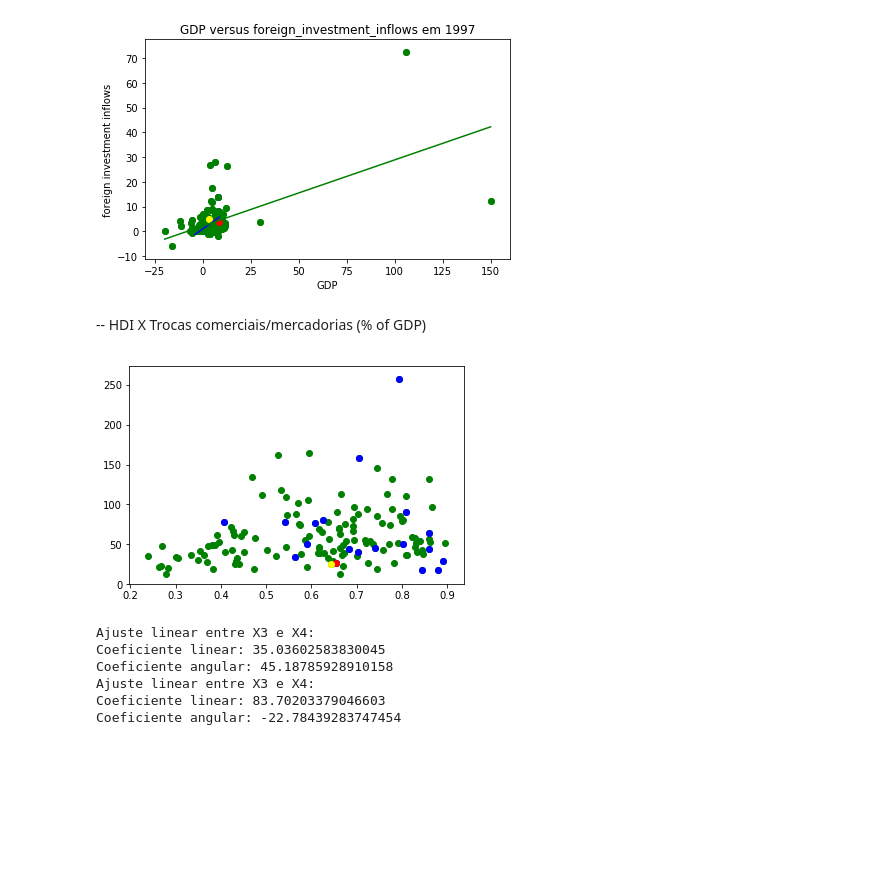
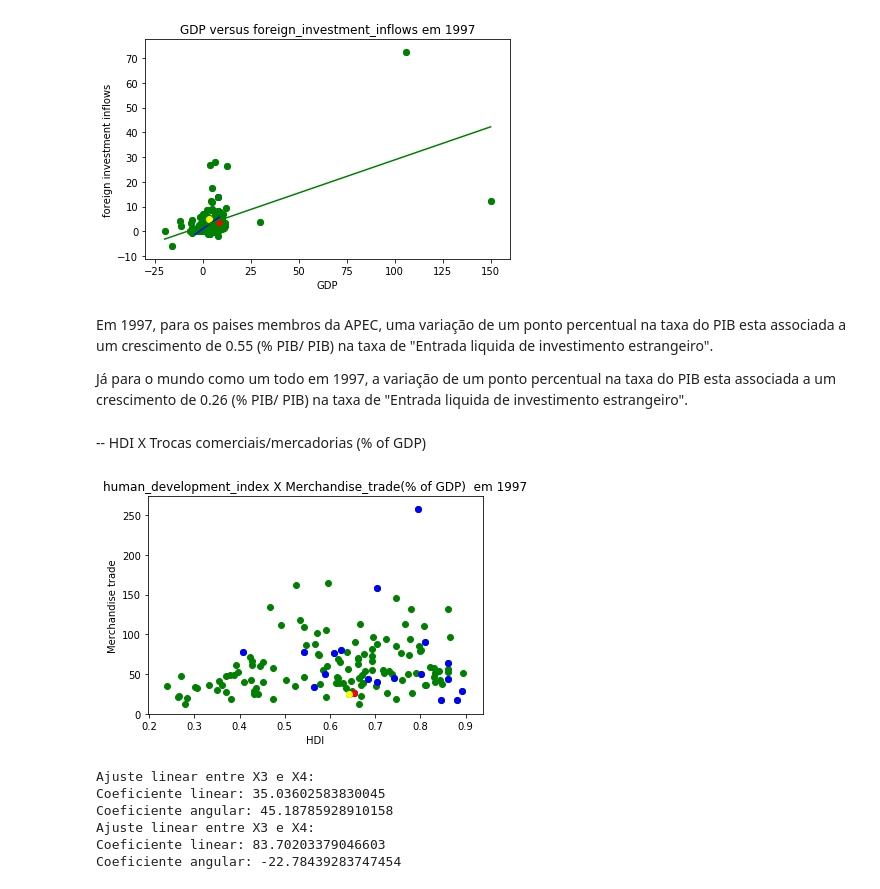
Before and after one commit to giovannacampedelli/Projeto-1-, a Jupyter notebook: Projeto 1 - Versão 3 Giovanna Campedelli.ipynb, the cells around one changed output. Cells and saved outputs as stored; diff of their text form; code cells hidden in the pictures; blank space fills up the shorter version.

```diff
--- a/Projeto 1 - Versão 3 Giovanna Campedelli.ipynb
+++ b/Projeto 1 - Versão 3 Giovanna Campedelli.ipynb
@@ -240,6 +243,10 @@ Coeficiente linear: 2.1803149286409162
 Coeficiente angular: 0.2669236845332827
 <matplotlib.collections.PathCollection at 0x...>
 [figure]
+# %% [markdown]
+Em 1997, para os paises membros da APEC, uma variação de um ponto percentual na taxa do PIB esta associada a um crescimento de 0.55 (% PIB/ PIB) na taxa de "Entrada liquida de investimento estrangeiro".
+
+Já para o mundo como um todo em 1997, a variação de um ponto percentual na taxa do PIB esta associada a um crescimento de 0.26 (% PIB/ PIB) na taxa de "Entrada liquida de investimento estrangeiro".
 # %% [markdown]
 -- HDI X Trocas comerciais/mercadorias (% of GDP)
 # %%
@@ -251,11 +258,14 @@ data = hdi_1997.join(mt_1997, how="inner", lsuffix='_HDI', rsuffix='_MT')
 # %%
 plt.scatter(data.loc[:, '1997_HDI'], data.loc[:, '1997_MT'], color="green")
 plt.scatter(data.loc[membros, '1997_HDI'], data.loc[membros, '1997_MT'], color="b")
 plt.scatter(data.loc['Peru', '1997_HDI'], data.loc['Peru', '1997_MT'], color="r")
 plt.scatter(data.loc['Colombia', '1997_HDI'], data.loc['Colombia', '1997_MT'], color="yellow")
+plt.title('human_development_index X Merchandise_trade(% of GDP)  em 1997')
+plt.xlabel('HDI')
+plt.ylabel('Merchandise trade')
 plt.show()
 # %% [output]
-[figure, old version]
+[figure, new version]
 # %%
 def reta2(dados_x, dados_y, c):
     a = dados_y.cov(dados_x) / dados_x.var()
```
Also changed, not shown: parts of 14 cells of this notebook.
